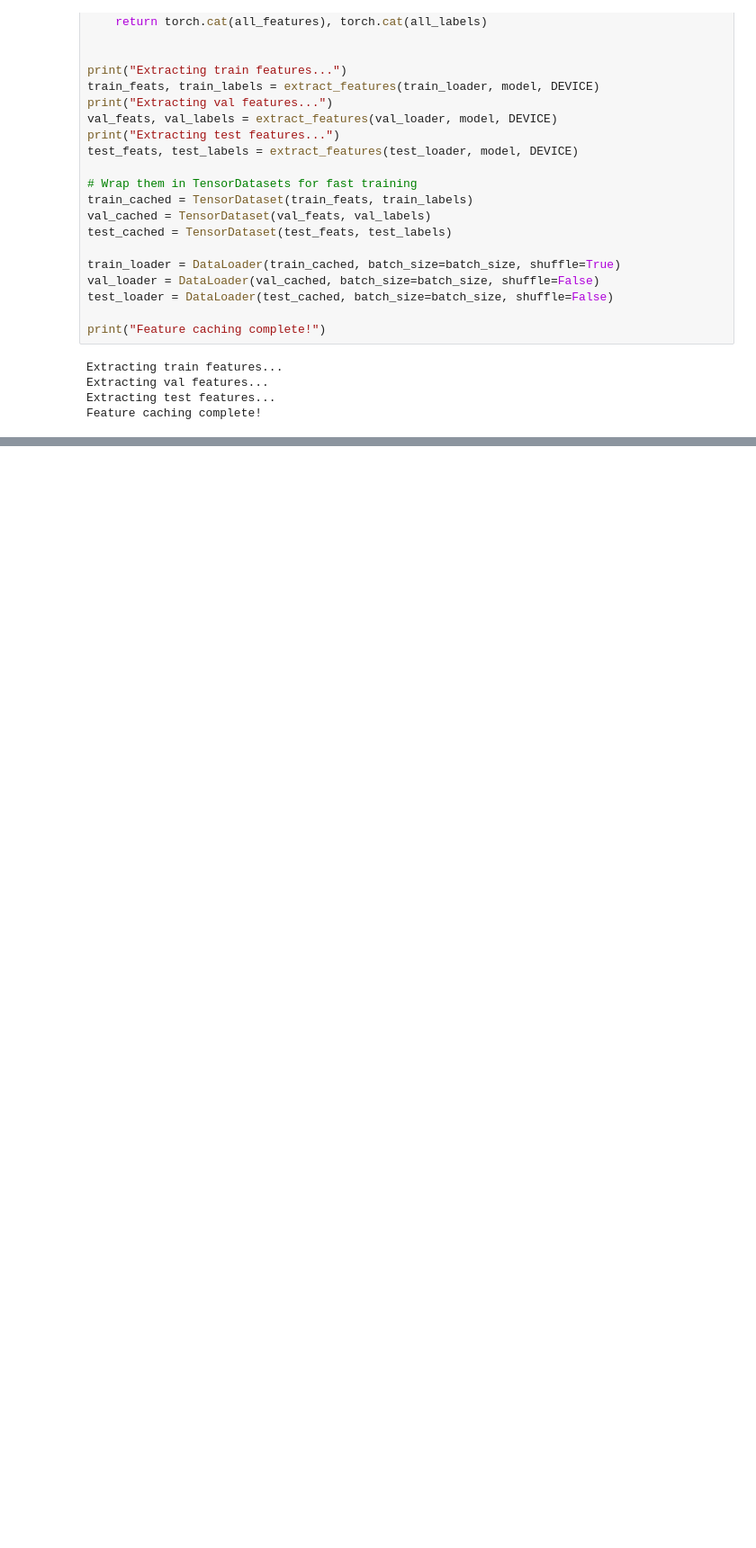
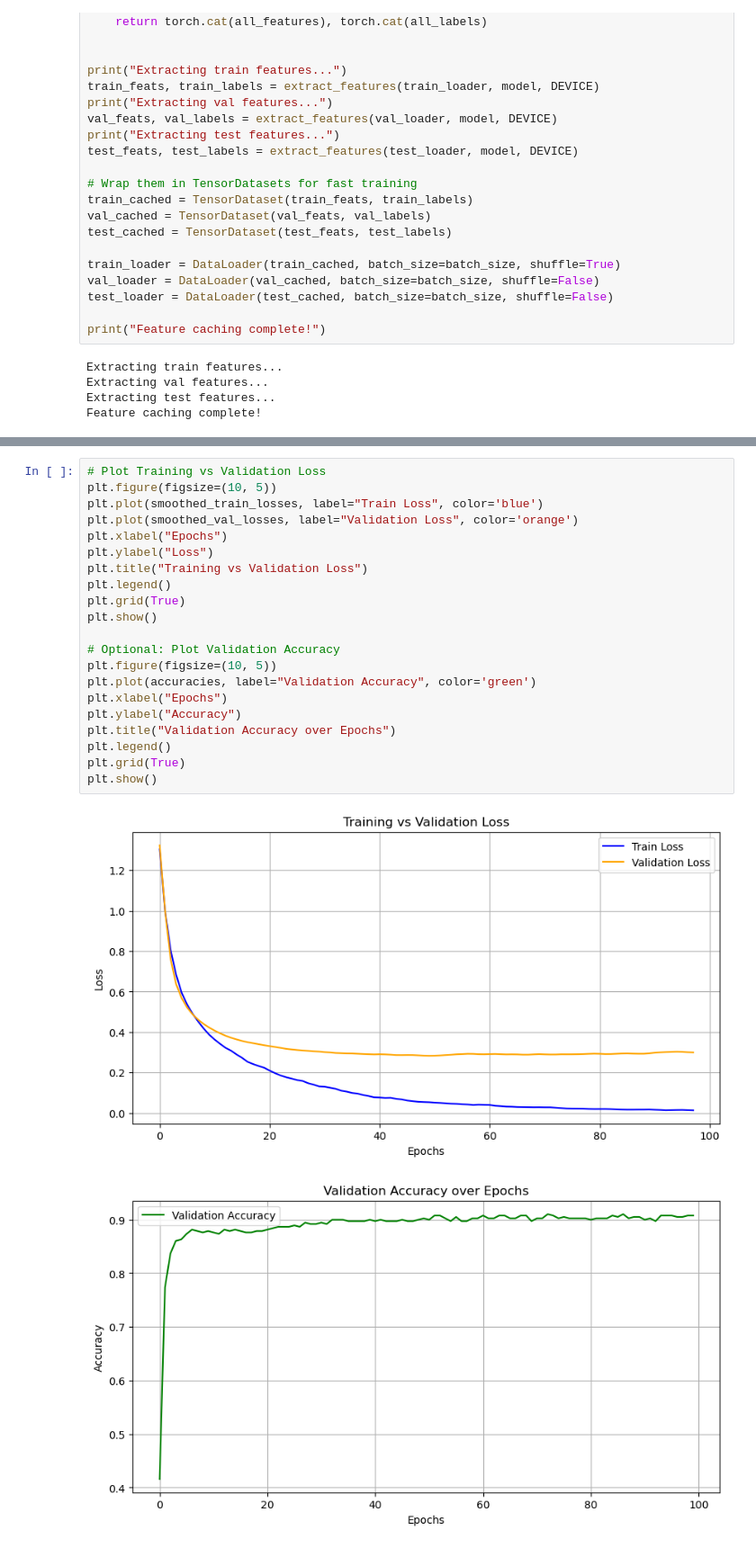
Before and after one commit to MakeshiftMaker/ai-project, a Jupyter notebook: trashnet.ipynb, the cells around one changed output, grey strips where cells are left out. Shown at 90% size. Cells and saved outputs as stored; diff of their text form; blank space fills up the shorter version.

```diff
--- a/trashnet.ipynb
+++ b/trashnet.ipynb
@@ -238,0 +258,24 @@ Average loss : 0.0009848775951126127
+# %%
+# Plot Training vs Validation Loss
+plt.figure(figsize=(10, 5))
+plt.plot(smoothed_train_losses, label="Train Loss", color='blue')
+plt.plot(smoothed_val_losses, label="Validation Loss", color='orange')
+plt.xlabel("Epochs")
+plt.ylabel("Loss")
+plt.title("Training vs Validation Loss")
+plt.legend()
+plt.grid(True)
+plt.show()
+
+# Optional: Plot Validation Accuracy
+plt.figure(figsize=(10, 5))
+plt.plot(accuracies, label="Validation Accuracy", color='green')
+plt.xlabel("Epochs")
+plt.ylabel("Accuracy")
+plt.title("Validation Accuracy over Epochs")
+plt.legend()
+plt.grid(True)
+plt.show()
+# %% [output]
+[figure, added]
+[figure, added]
```
Also changed, not shown: parts of 3 cells of this notebook, 1 other file.
